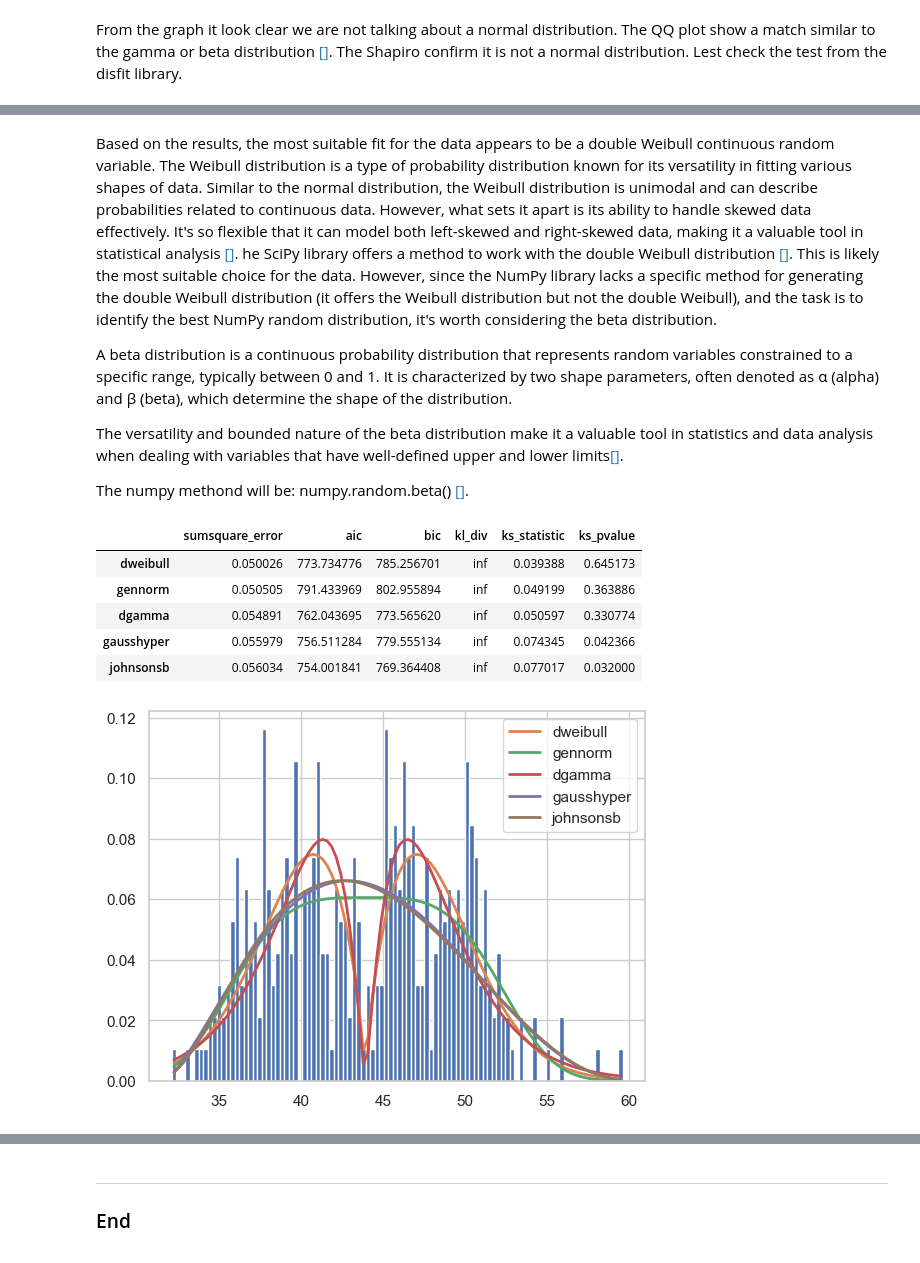
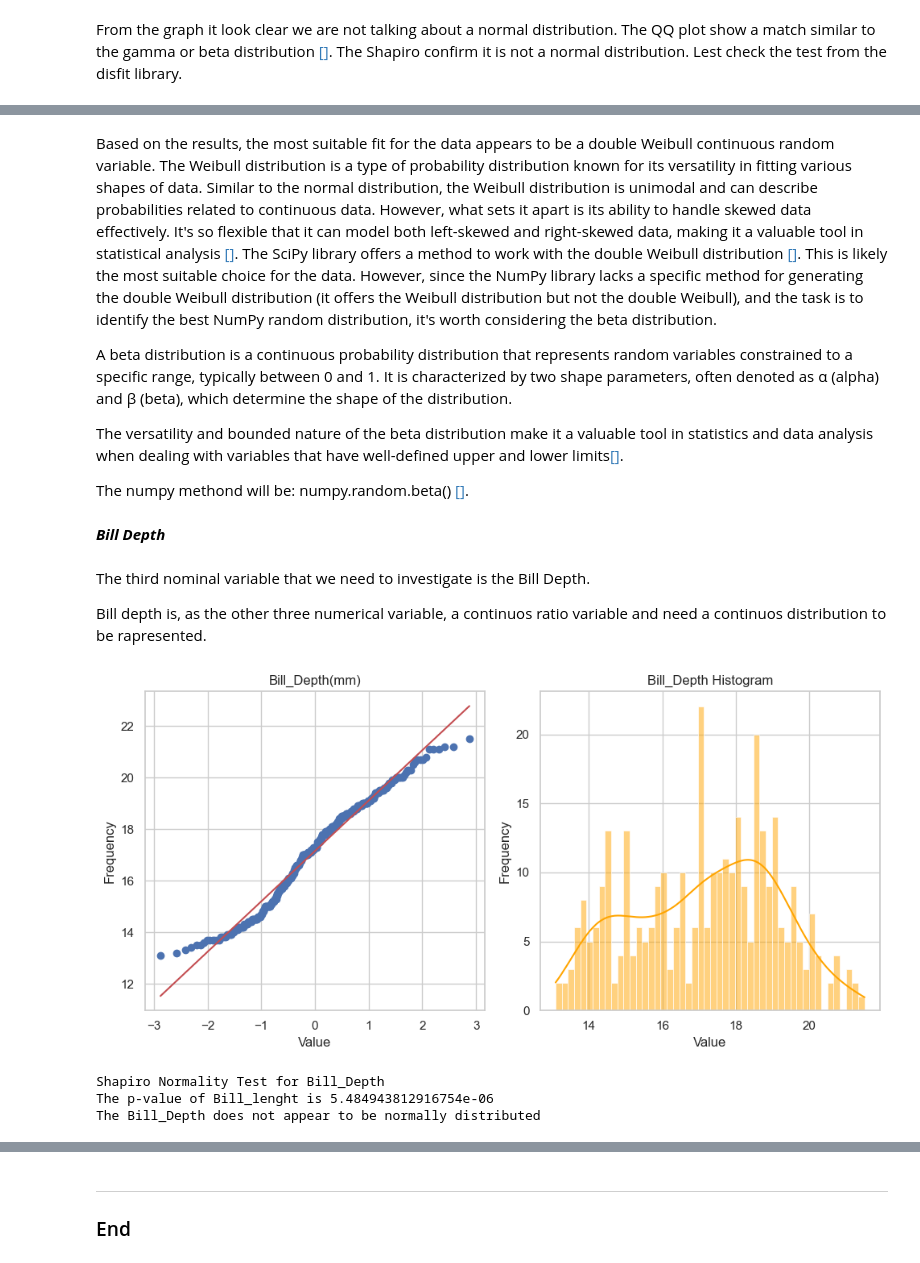
Before and after one commit to Cecilia8989/fund_data_analysis, a Jupyter notebook: task.ipynb, the cells around one changed output, grey strips where cells are left out. Saved outputs shown, nothing was run; the diff lists cells and outputs as text; code cells hidden in the pictures.

Commit message:
Final task 3 done

```diff
--- a/task.ipynb
+++ b/task.ipynb
@@ -1177,26 +1175,65 @@ dist_Bill_lenght.plot_summary()
 [figure]
 [figure]
 # %% [markdown]
-Based on the results, the most suitable fit for the data appears to be a double Weibull continuous random variable. The Weibull distribution is a type of probability distribution known for its versatility in fitting various shapes of data. Similar to the normal distribution, the Weibull distribution is unimodal and can describe probabilities related to continuous data. However, what sets it apart is its ability to handle skewed data effectively. It's so flexible that it can model both left-skewed and right-skewed data, making it a valuable tool in statistical analysis [[]](https://statisticsbyjim.com/probability/weibull-distribution/). he SciPy library offers a method to work with the double Weibull distribution [[]](https://docs.scipy.org/doc/scipy/reference/generated/scipy.stats.dweibull.html). This is likely the most suitable choice for the data. However, since the NumPy library lacks a specific method for generating the double Weibull distribution (it offers the Weibull distribution but not the double Weibull), and the task is to identify the best NumPy random distribution, it's worth considering the beta distribution.
+Based on the results, the most suitable fit for the data appears to be a double Weibull continuous random variable. The Weibull distribution is a type of probability distribution known for its versatility in fitting various shapes of data. Similar to the normal distribution, the Weibull distribution is unimodal and can describe probabilities related to continuous data. However, what sets it apart is its ability to handle skewed data effectively. It's so flexible that it can model both left-skewed and right-skewed data, making it a valuable tool in statistical analysis [[]](https://statisticsbyjim.com/probability/weibull-distribution/). The SciPy library offers a method to work with the double Weibull distribution [[]](https://docs.scipy.org/doc/scipy/reference/generated/scipy.stats.dweibull.html). This is likely the most suitable choice for the data. However, since the NumPy library lacks a specific method for generating the double Weibull distribution (it offers the Weibull distribution but not the double Weibull), and the task is to identify the best NumPy random distribution, it's worth considering the beta distribution.
 
 A beta distribution is a continuous probability distribution that represents random variables constrained to a specific range, typically between 0 and 1. It is characterized by two shape parameters, often denoted as α (alpha) and β (beta), which determine the shape of the distribution.
 
 The versatility and bounded nature of the beta distribution make it a valuable tool in statistics and data analysis when dealing with variables that have well-defined upper and lower limits[[]](https://www.kdnuggets.com/2019/09/beta-distribution-what-when-how.html).
 
 The numpy methond will be: numpy.random.beta() [[]](https://numpy.org/doc/stable/reference/random/generated/numpy.random.beta.html).
-# %%
-# https://fitter.readthedocs.io/en/latest/
-from fitter import Fitter
-f = Fitter(Bill_lenght)
-f.fit()
-# may take some time since by default, all distributions are tried
-# but you call manually provide a smaller set of distributions
-f.summary()
-# %% [output]
-|  | sumsquare_error | aic | bic | kl_div | ks_statistic | ks_pvalue |
-| dweibull | 0.050026 | 773.734776 | 785.256701 | inf | 0.039388 | 0.645173 |
-| gennorm | 0.050505 | 791.433969 | 802.955894 | inf | 0.049199 | 0.363886 |
-| dgamma | 0.054891 | 762.043695 | 773.565620 | inf | 0.050597 | 0.330774 |
-| gausshyper | 0.055979 | 756.511284 | 779.555134 | inf | 0.074345 | 0.042366 |
-| johnsonsb | 0.056034 | 754.001841 | 769.364408 | inf | 0.077017 | 0.032000 |
-[figure, removed]
+# %% [markdown]
+***Bill Depth***
+# %% [markdown]
+The third nominal variable that we need to investigate is the Bill Depth.
+
+Bill depth is, as the other three numerical variable, a continuos ratio variable and need a continuos distribution to be rapresented.
+# %%
+# Check distribution for "Bill_Depth"
+# Define the variable to be explored
+Bill_Depth = df['Bill_Depth(mm)']
+
+# Create a figure with two subplots (1 row, 2 columns) and set the figure size
+fig, axes = plt.subplots(1, 2, figsize=(10, 5))
+
+# Create a Histogram for "Bill_Depth"
+# The histogram displays the distribution of values in the data
+stats.probplot(Bill_Depth, dist="norm",  plot=axes[0])
+axes[0].set_title("Bill_Depth(mm)")
+axes[0].set_xlabel("Value")
+axes[0].set_ylabel("Frequency")
+
+# Create a Histogram for "Bill_Depth"
+# The histogram displays the distribution of values in the data
+sns.histplot(Bill_Depth, bins=50, kde=True, color='orange', ax=axes[1])
+axes[1].set_title("Bill_Depth Histogram")
+axes[1].set_xlabel("Value")
+axes[1].set_ylabel("Frequency")
+
+# Adjust the layout of the subplots to prevent overlapping
+plt.tight_layout()
+# Display the plots
+plt.show()
+
+# Print a bold title for the Shapiro-Wilk test for Bill_Depth
+print('\033[1m' + 'Shapiro Normality Test for Bill_Depth' + '\033[0m')
+
+# Perform the Shapiro-Wilk test on the Chinstrap penguin body mass data
+# This test checks if the data follows a normal distribution.
+statistic, p_value = stats.shapiro(Bill_Depth)
+
+# Print the p-value obtained from the test
+print(f'The p-value of Bill_lenght is {p_value}')
+
+# Define alpha
+alpha = 0.05
+# Check if the p-value is greater than the chosen significance level (alpha)
+if p_value > alpha:
+    print('The Bill_Depth appears to be normally distributed'+'\n')
+else:
+    print('The Bill_Depth does not appear to be normally distributed'+'\n')
+# %% [output]
+[figure, added]
+Shapiro Normality Test for Bill_Depth
+The p-value of Bill_lenght is 5.484943812916754e-06
+The Bill_Depth does not appear to be normally distributed
```
Also changed, not shown: parts of 20 cells of this notebook.
